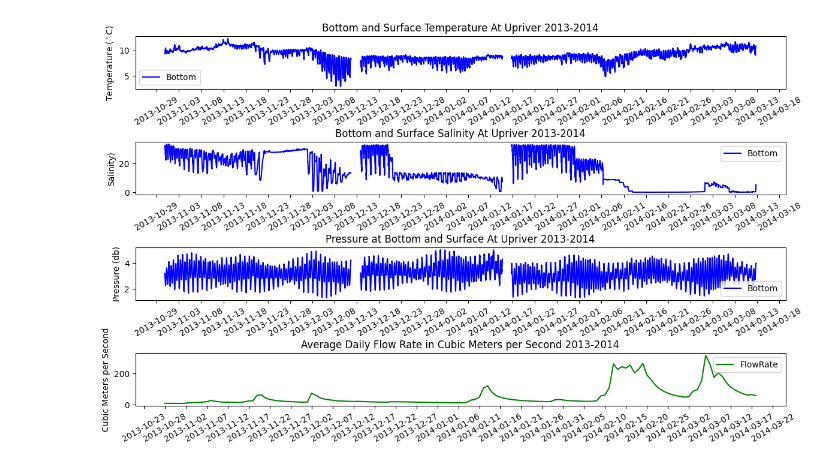
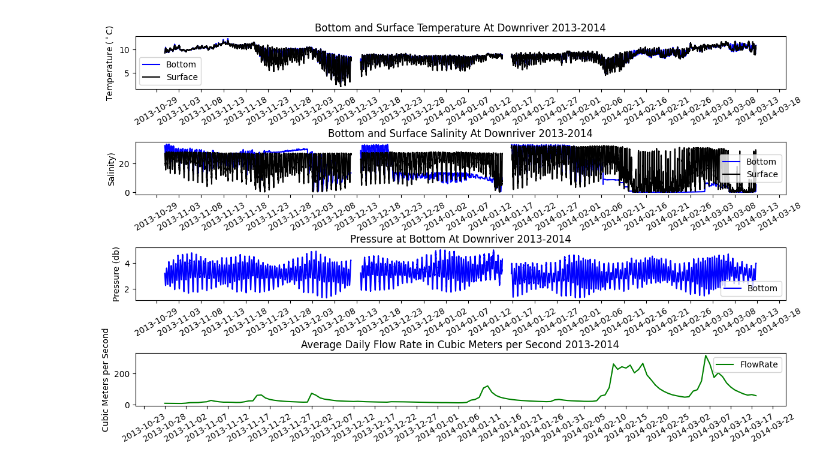
Before and after one commit to lebedevn/Alsea-Estuary-Data, a Jupyter notebook: dnriver13_14.ipynb, the cells around one changed output. Cells and saved outputs as stored; diff of their text form; code cells hidden in the pictures.

Commit message:
downriver complete

```diff
--- a/dnriver13_14.ipynb
+++ b/dnriver13_14.ipynb
@@ -7,10 +7,15 @@ import matplotlib.dates as mdates
 import matplotlib.pyplot as plt
 from matplotlib.figure import Figure
 
-#import upriver bottom data
+#import downriver bottom data
 matDataD1 = sio.loadmat('2013_14\\mcat_dnriver_6865_Dep1.mat')
 matDataD2 = sio.loadmat('2013_14\\mcat_dnriver_7162_Dep2.mat')
 matDataD3 = sio.loadmat('2013_14\\mcat_dnriver_6865_Dep3.mat')
+
+#import downriver surface data
+matDataS1 = sio.loadmat('2013_14\\hobo_dnriver_3828_Dep1.mat')
+matDataS2 = sio.loadmat('2013_14\\hobo_dnriver_3828_Dep2.mat')
+matDataS3 = sio.loadmat('2013_14\\hobo_dnriver_4773_Dep3.mat')
 
 #mat lab date origin
 origin = np.datetime64('0000-01-01', 'D') - np.timedelta64(1, 'D')
@@ -23,8 +28,17 @@ matDataD3Filtered = {dictKey:dictValue for dictKey, dictValue in matDataD3.items
 matD3DF = pd.DataFrame({dictKey: np.array(dictValue).flatten() for dictKey, dictValue in matDataD3Filtered.items()})
 
 matDDBF = pd.concat([matD1DF, matD2DF, matD3DF])
-tmsDownriver = matDDBF['DN'] * np.timedelta64(1, 'D') + origin
+tmsBottomriver = matDDBF['DN'] * np.timedelta64(1, 'D') + origin
 
+matDataS1Filtered = {dictKey:dictValue for dictKey, dictValue in matDataS1.items() if dictKey[0] != '_'}
+matD1SF = pd.DataFrame({dictKey: np.array(dictValue).flatten() for dictKey, dictValue in matDataS1Filtered.items()})
+matDataS2Filtered = {dictKey:dictValue for dictKey, dictValue in matDataS2.items() if dictKey[0] != '_'}
+matD2SF = pd.DataFrame({dictKey: np.array(dictValue).flatten() for dictKey, dictValue in matDataS2Filtered.items()})
+matDataS3Filtered = {dictKey:dictValue for dictKey, dictValue in matDataS3.items() if dictKey[0] != '_'}
+matD3SF = pd.DataFrame({dictKey: np.array(dictValue).flatten() for dictKey, dictValue in matDataS3Filtered.items()})
+
+matDDSF = pd.concat([matD1SF, matD2SF, matD3SF])
+tmsSurfaceriver = matDDBF['DN'] * np.timedelta64(1, 'D') + origin
 #reading in flow data
 flowDF = pd.read_csv('2013_2014alsea.csv')
 flowDF['fRate'] = flowDF['max_va'] * 0.0283168
@@ -39,47 +53,45 @@ tmsFlow = flowDF['DN']
 fig, (axtemp, axsal, axro, axflow) = plt.subplots(4,figsize=(14, 8))
 
 #set the titles for the plots
-axtemp.set_title("Bottom and Surface Temperature At Upriver 2013-2014")
-axsal.set_title("Bottom and Surface Salinity At Upriver 2013-2014")
-axro.set_title("Pressure at Bottom and Surface At Upriver 2013-2014")
+axtemp.set_title("Bottom and Surface Temperature At Downriver 2013-2014")
+axsal.set_title("Bottom and Surface Salinity At Downriver 2013-2014")
+axro.set_title("Pressure at Bottom At Downriver 2013-2014")
 axflow.set_title("Average Daily Flow Rate in Cubic Meters per Second 2013-2014")
 
 #set up the y axis for each plot
 plt.setp(axtemp, ylabel = "Temperature ($^\circ$C)")
 plt.setp(axsal, ylabel = "Salinity)")
 plt.setp(axro, ylabel = "Pressure (db)")
 plt.setp(axflow, ylabel = "Cubic Meters per Second")
 
 #plot the data on the proper plot
-
-axtemp.plot(tmsDownriver, matDDBF['T'], color = 'blue', label='Bottom')
-# also do this for surface
-axsal.plot(tmsDownriver,matDDBF['S'],color = 'blue', label = "Bottom")
-#do this for surface
-axro.plot(tmsDownriver, matDDBF['P'], color = 'blue', label = "Bottom")
-#do this for surface
+axtemp.plot(tmsBottomriver, matDDBF['T'], color = 'blue', label='Bottom')
+axtemp.plot(tmsSurfaceriver, matDDSF['T'], color = 'black', label='Surface')
+axsal.plot(tmsBottomriver,matDDBF['S'],color = 'blue', label = "Bottom")
+axsal.plot(tmsSurfaceriver, matDDSF['S'], color = 'black', label='Surface')
+axro.plot(tmsBottomriver, matDDBF['P'], color = 'blue', label = "Bottom")
 axflow.plot(tmsFlow,flowDF['fRate'], color = 'green', label = 'FlowRate')
 
 
 # Change the tick interval
 axtemp.xaxis.set_major_locator(mdates.DayLocator(interval=5))
 axsal.xaxis.set_major_locator(mdates.DayLocator(interval=5))
 axro.xaxis.set_major_locator(mdates.DayLocator(interval=5))
 axflow.xaxis.set_major_locator(mdates.DayLocator(interval=5))
 
 # Puts x-axis labels on an angle
 axtemp.xaxis.set_tick_params(rotation = 30)
 axro.xaxis.set_tick_params(rotation = 30)
 axsal.xaxis.set_tick_params(rotation = 30)
 axflow.xaxis.set_tick_params(rotation = 30)
 
 #adjust space between the plots
 plt.subplots_adjust(hspace=1)
 
 axtemp.legend()
 axsal.legend()
 axro.legend()
 axflow.legend()
 plt.show()
 # %% [output]
-[figure, old version]
+[figure, new version]
```
Also changed, not shown: 6 other files.
